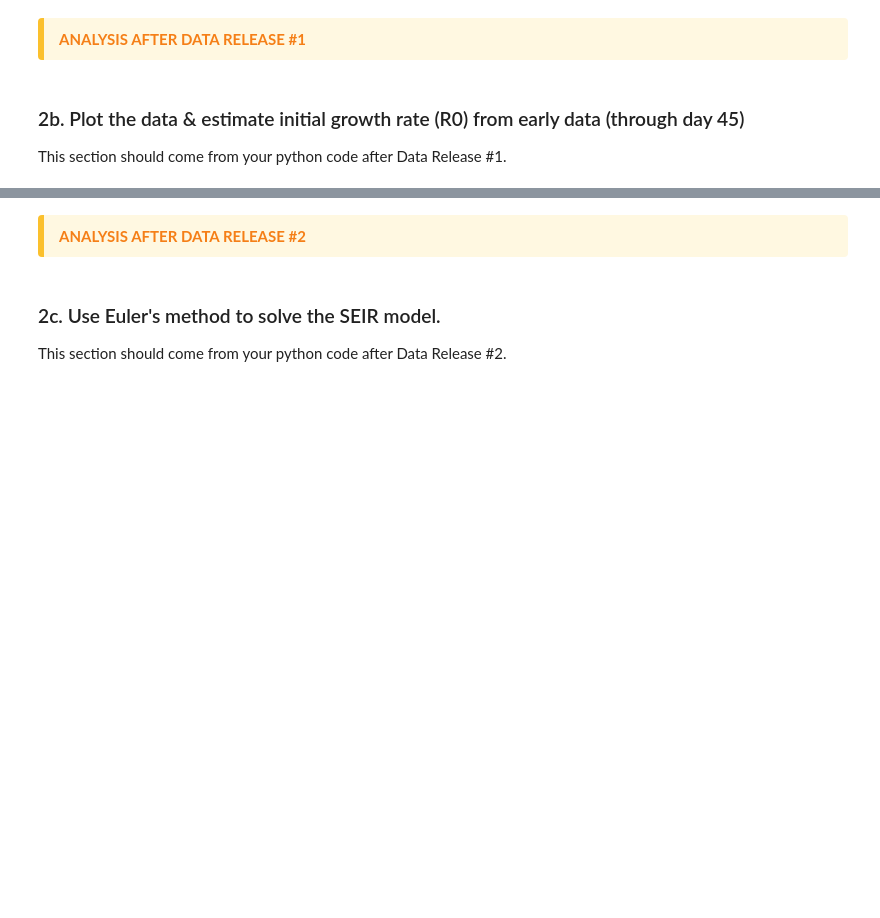
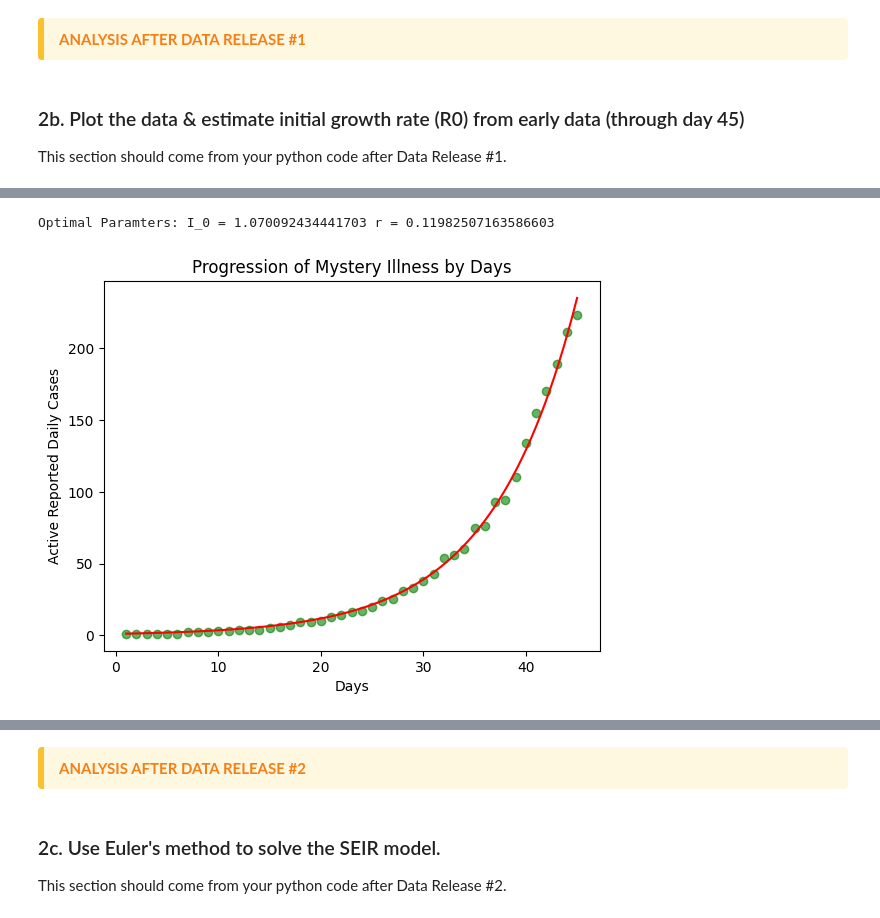
Before and after one commit to ktt920/Module-2-Epidemics-SIR-Modeling, a Jupyter notebook: Notebook examples/Template_student_final_notebook.ipynb, the cells around one changed output, grey strips where cells are left out. Cells and saved outputs as stored; diff of their text form; code cells hidden in the pictures; blank space fills up the shorter version.

```diff
--- a/Notebook examples/Template_student_final_notebook.ipynb
+++ b/Notebook examples/Template_student_final_notebook.ipynb
@@ -92,0 +95,38 @@ Optimal Paramters: a = 1.070092434441703 b = 0.11982507163586603
+# %%
+# Define an exponential fit to the curve in the form of y = a^(x*b)
+# AI use statement: Google gemini was utilized to learn how to code for an exponential fit.
+
+# Calculate Exponential Function when input I_0, r, and t from the formula I(t) = I_0 * e ^ (r*t)
+def exponential_function(t, I_0, r):
+    return I_0 * np.exp(r * t)
+
+# Using scipy.optimize's curve_fit function, it determines the optimal parameters popt (best-fit values), and Covariance pcov (uncertainty of the fit).
+popt, pcov = curve_fit(exponential_function, x_day, y_cases)
+
+# Covariance is not utilized in this research
+
+# Extract the two parameters from what is determined by the curve_fit function's optimal parameter
+optimal_I_0, optimal_r = popt
+
+# Print the optimal parameters
+print(f"Optimal Paramters: I_0 = {optimal_I_0} r = {optimal_r}")
+
+# With optimal I_0 and optimal_r, all the information is obtained to plot the exponential graph.
+
+# Creating the coordinates for the exponential graphs
+# Creating 100 instances between the smallest and highest x (day) values. This makes the ploted exponential graph look more smooth.
+x_fit = np.linspace(min(x_day), max(x_day), 100)
+# Calculate the cooresponding y value that coorespond with x. (Exponential fnction with our optimal values)
+y_fit = exponential_function(x_fit, optimal_I_0, optimal_r)
+
+
+# Plotting the scatter graph
+plt.scatter(x, y, alpha=0.6, color='green', label='Actual Data')
+plt.plot(x_fit, y_fit, 'r-', label = 'Fitted Curve')
+plt.title('Progression of Mystery Illness by Days')
+plt.xlabel('Days')
+plt.ylabel('Active Reported Daily Cases')
+plt.show()
+# %% [output]
+Optimal Paramters: I_0 = 1.070092434441703 r = 0.11982507163586603
+[figure, added]
```
Also changed, not shown: parts of 12 cells of this notebook.
